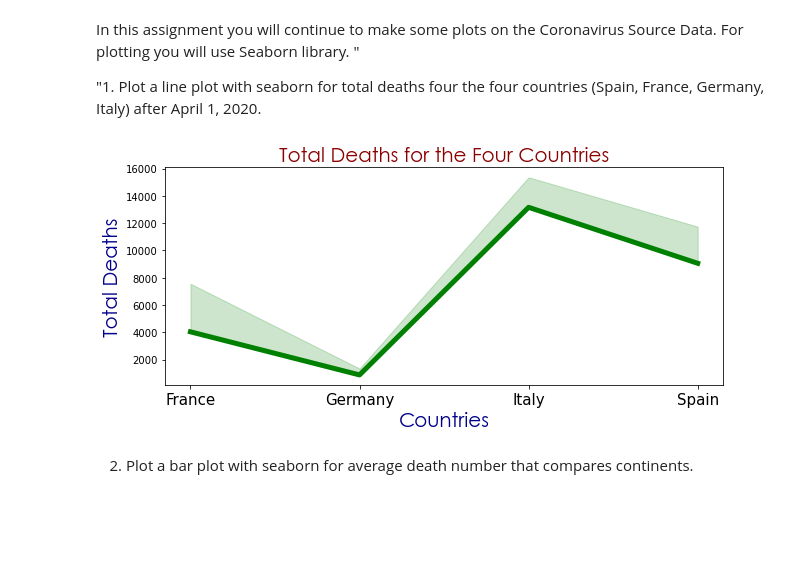
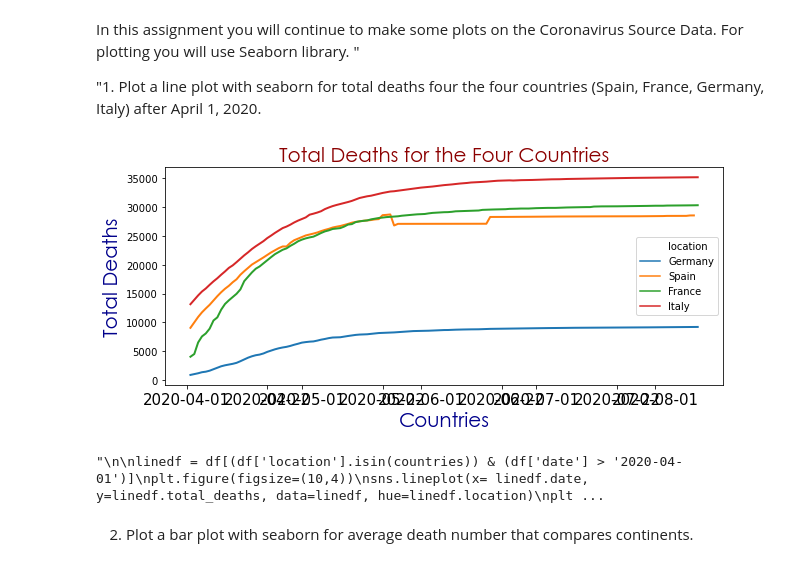
Before and after one commit to semradagyutan/DataScience_Wtech, a Jupyter notebook: Homework-4/04-06 Visulation with Seaborn.ipynb, the cells around one changed output. Drawn from its saved outputs; the diff is of its cells as text; code cells hidden in the pictures; blank space fills up the shorter version.

```diff
--- a/Homework-4/04-06 Visulation with Seaborn.ipynb
+++ b/Homework-4/04-06 Visulation with Seaborn.ipynb
@@ -5,35 +5,33 @@ In this assignment you will continue to make some plots on the Coronavirus Sourc
 # %%
 import pandas as pd
 import datetime
 import matplotlib.pyplot as plt
 import seaborn as sns
 
 corona = pd.read_csv('owid-covid-data.csv', parse_dates=["date"], low_memory=False)
 april = pd.to_datetime("2020-04-01")
 
 
 corona=corona[pd.to_datetime(corona['date']) > april]
 locations= pd.DataFrame({'location':['Spain', 'France', 'Germany', 'Italy']})
 
 four_countries=pd.merge(corona, locations, left_on= ['location'], right_on= ['location'],how="inner")
 four_countries
 
 title_style = {'family': 'Century Gothic', 'color': 'darkred', 'size': 20 }
 axis_style  = {'family': 'Century Gothic', 'color': 'darkblue', 'size': 20 }
 
 plt.figure(figsize=(10,4))
-sns.lineplot(four_countries.location ,four_countries.total_deaths, data = four_countries, lw = 5, color ="green",estimator = 'min')
+sns.lineplot(x=four_countries.date ,y = four_countries.total_deaths, data = four_countries,hue=four_countries.location, lw = 2, color ="green",estimator = 'min')
 
 plt.title('Total Deaths for the Four Countries',fontdict = title_style)
 plt.xlabel('Countries', fontdict = axis_style)
 plt.ylabel('Total Deaths',fontdict = axis_style)
 
 plt.xticks(rotation = 0, fontsize = 15)
-
-
-plt.show()
 # %% [output]
-[figure, old version]
+[figure, new version]
+"\n\nlinedf = df[(df['location'].isin(countries)) & (df['date'] > '2020-04-01')]\nplt.figure(figsize=(10,4))\nsns.lineplot(x= linedf.date, y=linedf.total_deaths, data=linedf, hue=linedf.location)\nplt ...
 # %% [markdown]
 2. Plot a bar plot with seaborn for average death number that compares continents.
 # %%
```
Also changed, not shown: parts of 1 cell of this notebook.
